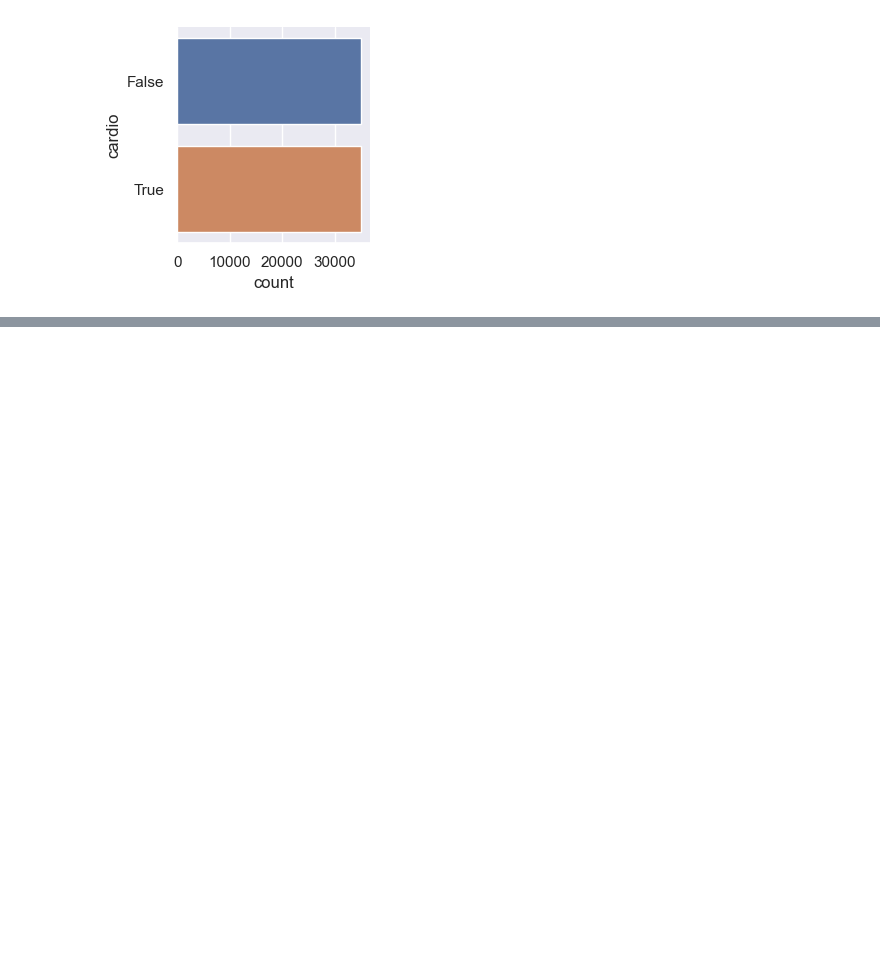
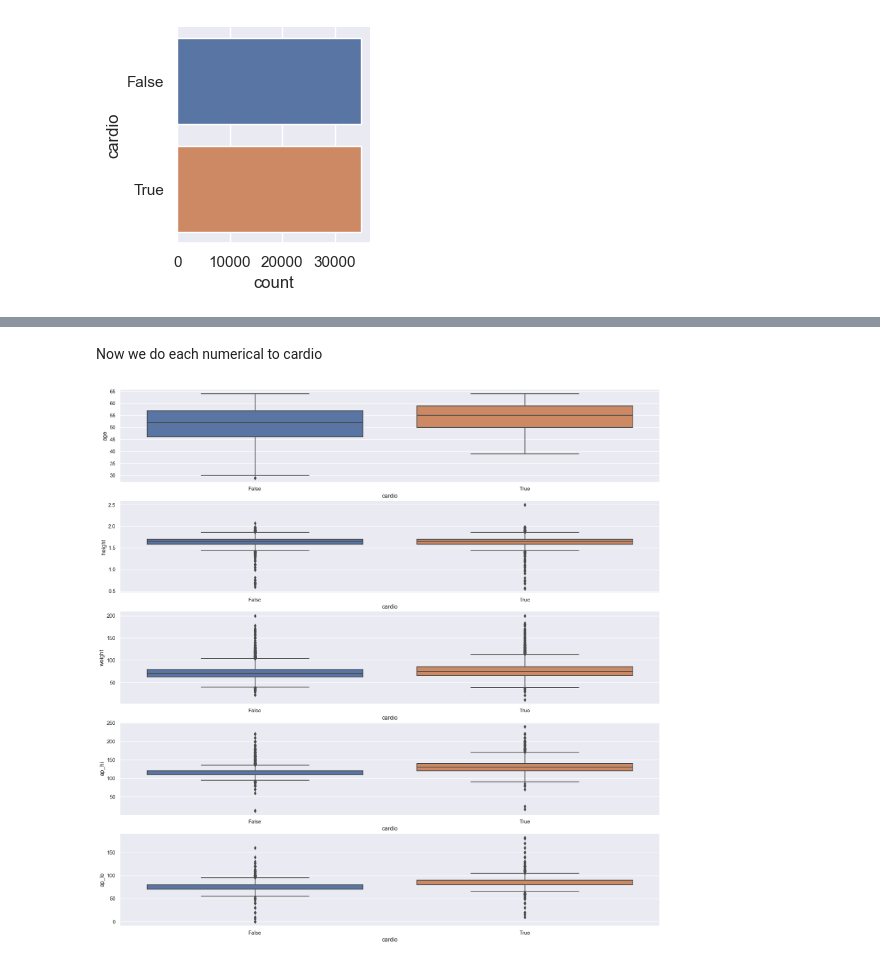
Before and after one commit to Ansh007898/Purojekt, a Jupyter notebook: Extra dataset/second_main.ipynb, the cells around one changed output, grey strips where cells are left out. Drawn from its saved outputs; the diff is of its cells as text; code cells hidden in the pictures; blank space fills up the shorter version.

```diff
--- a/Extra dataset/second_main.ipynb
+++ b/Extra dataset/second_main.ipynb
@@ -262,0 +490,11 @@ for col in binForm:
+# %% [markdown]
+Now we do each numerical to cardio
+# %%
+#Do test of numerical to cardio.
+f, axes = plt.subplots(len(num), 1, figsize = (20, 20))
+i = 0
+for var in num:
+    sb.boxplot(x = 'cardio', y = var, data = testdataccopy, ax = axes[i])
+    i += 1
+# %% [output]
+[figure, added]
```
Also changed, not shown: parts of 31 cells of this notebook, 1 other file.
